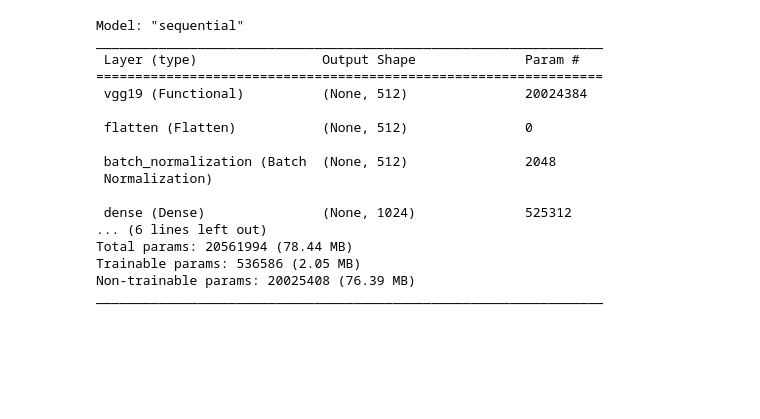
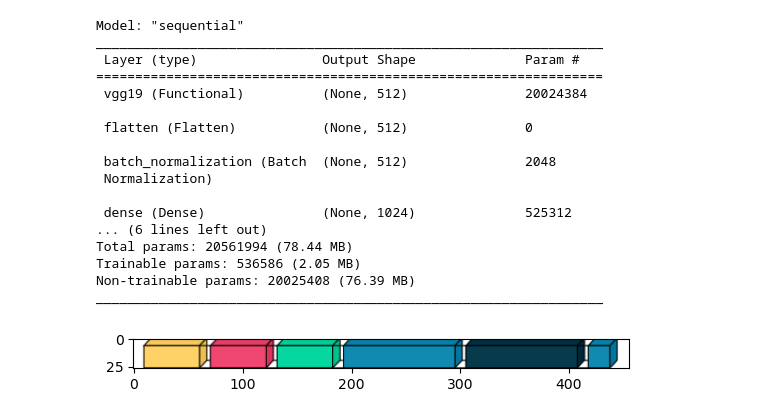
Before and after one commit to S1L3NTANG3L/Imagenette-VGG19, a Jupyter notebook: ImageNet_VGG19.ipynb, the cells around one changed output. Saved outputs shown, nothing was run; the diff lists cells and outputs as text; code cells hidden in the pictures; blank space fills up the shorter version.

```diff
--- a/ImageNet_VGG19.ipynb
+++ b/ImageNet_VGG19.ipynb
@@ -302,2 +307,8 @@ _________________________________________________________________
+# %%
+image = mpimg.imread("output.png")
+plt.imshow(image)
+plt.show()
+# %% [output]
+[figure, added]
 # %%
 start = time.time()
```
Also changed, not shown: parts of 20 cells of this notebook, 4 other files.
